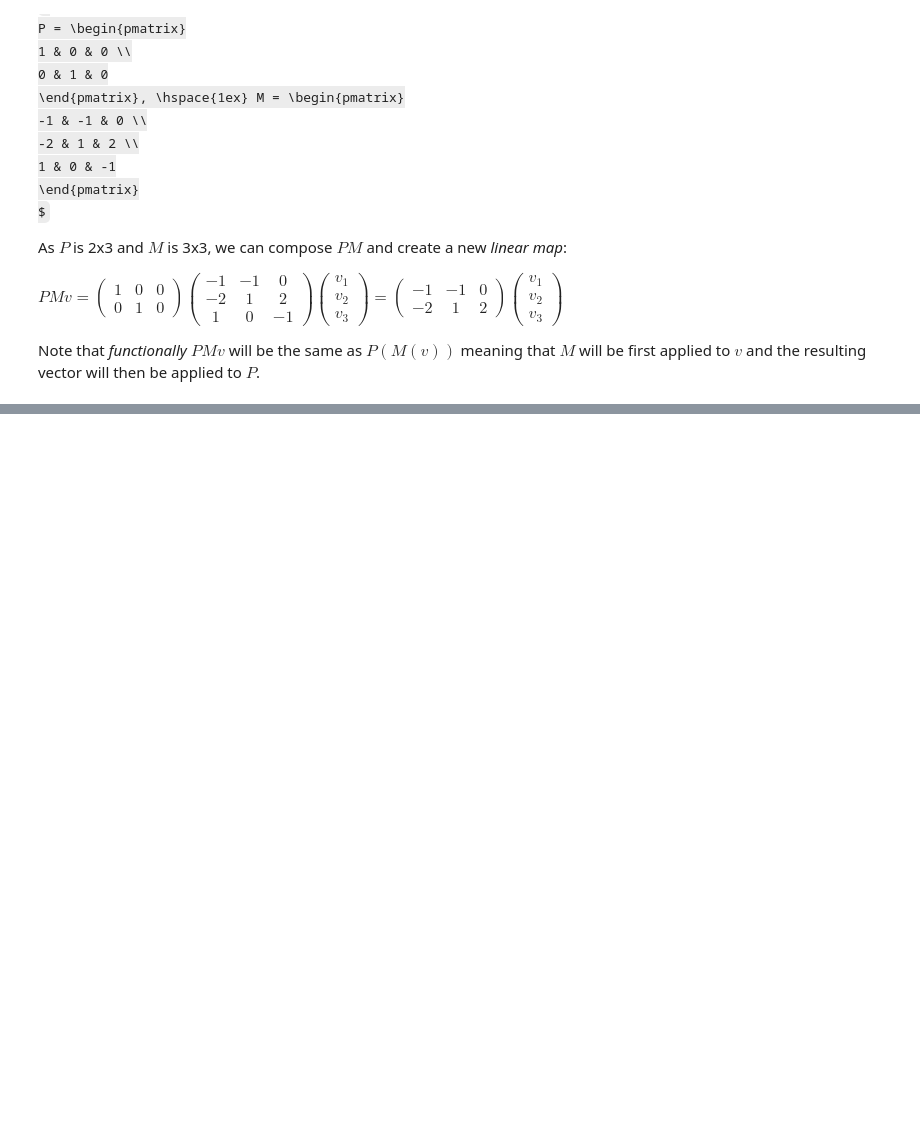
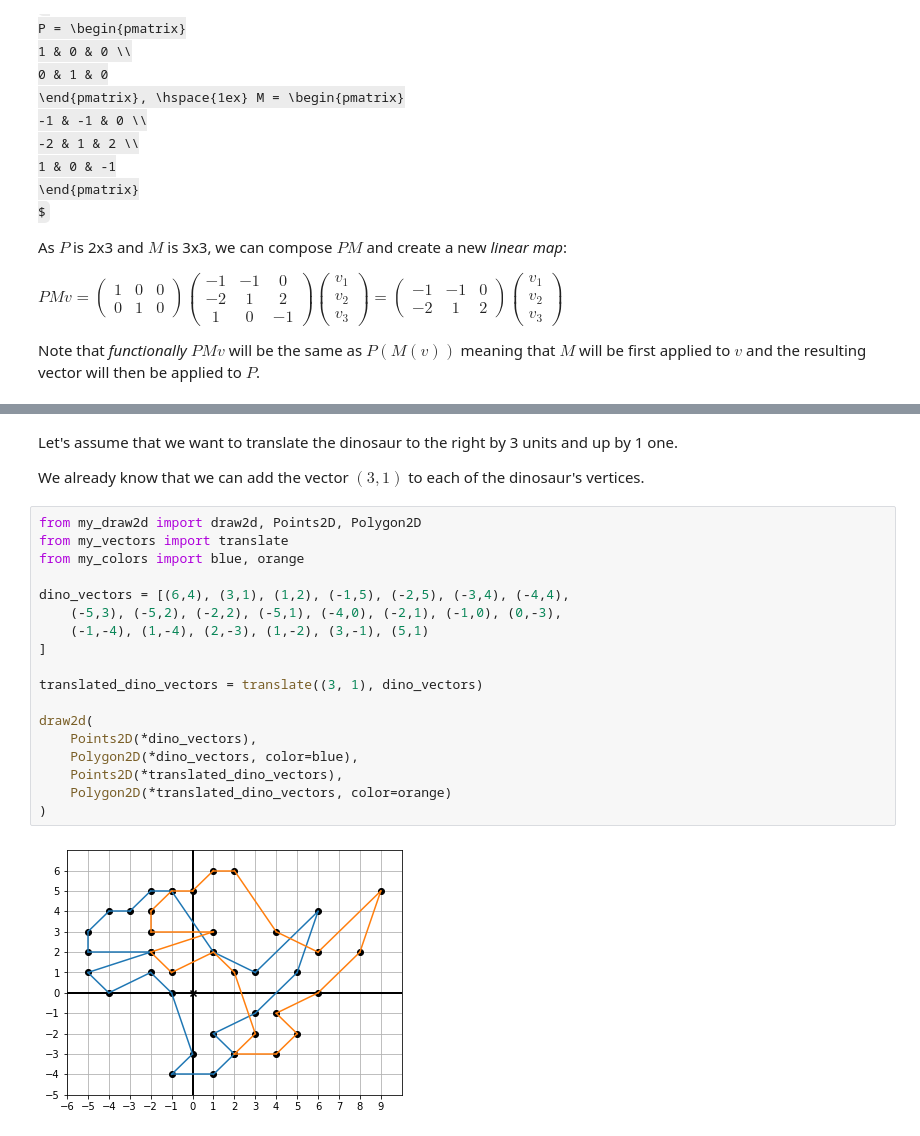
Before and after one commit to sergiofgonzalez/math-workbench, a Jupyter notebook: 04-using-matrices-with-transformations/01-transformations-with-matrices-concepts-notebooks/transformations-with-matrices.ipynb, the cells around one changed output, grey strips where cells are left out. Drawn from its saved outputs; the diff is of its cells as text; some formulas as TeX source; blank space fills up the shorter version.

```diff
--- a/04-using-matrices-with-transformations/01-transformations-with-matrices-concepts-notebooks/transformations-with-matrices.ipynb
+++ b/04-using-matrices-with-transformations/01-transformations-with-matrices-concepts-notebooks/transformations-with-matrices.ipynb
@@ -1209,0 +1232,24 @@ Note that *functionally* $ PMv $ will be the same as $ P(M(v)) $ meaning that $
+# %% [markdown]
+Let's assume that we want to translate the dinosaur to the right by 3 units and up by 1 one.
+
+We already know that we can add the vector $ (3, 1) $ to each of the dinosaur's vertices.
+# %%
+from my_draw2d import draw2d, Points2D, Polygon2D
+from my_vectors import translate
+from my_colors import blue, orange
+
+dino_vectors = [(6,4), (3,1), (1,2), (-1,5), (-2,5), (-3,4), (-4,4),
+    (-5,3), (-5,2), (-2,2), (-5,1), (-4,0), (-2,1), (-1,0), (0,-3),
+    (-1,-4), (1,-4), (2,-3), (1,-2), (3,-1), (5,1)
+]
+
+translated_dino_vectors = translate((3, 1), dino_vectors)
+
+draw2d(
+    Points2D(*dino_vectors),
+    Polygon2D(*dino_vectors, color=blue),
+    Points2D(*translated_dino_vectors),
+    Polygon2D(*translated_dino_vectors, color=orange)
+)
+# %% [output]
+[figure, added]
```
Also changed, not shown: parts of 22 cells of this notebook, 10 other files.
